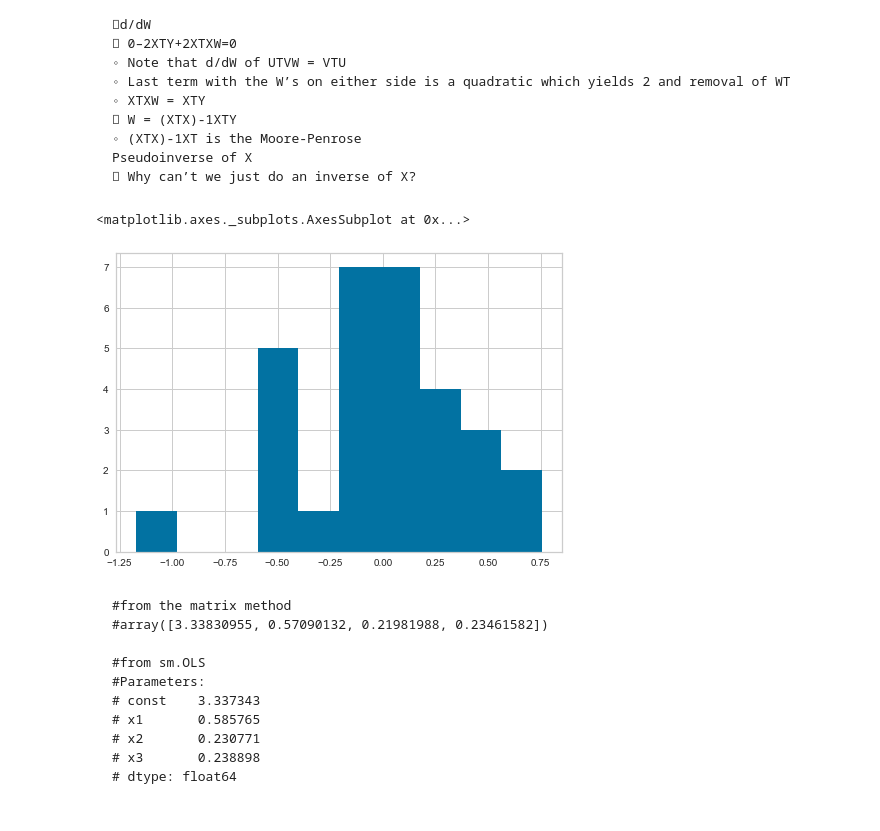
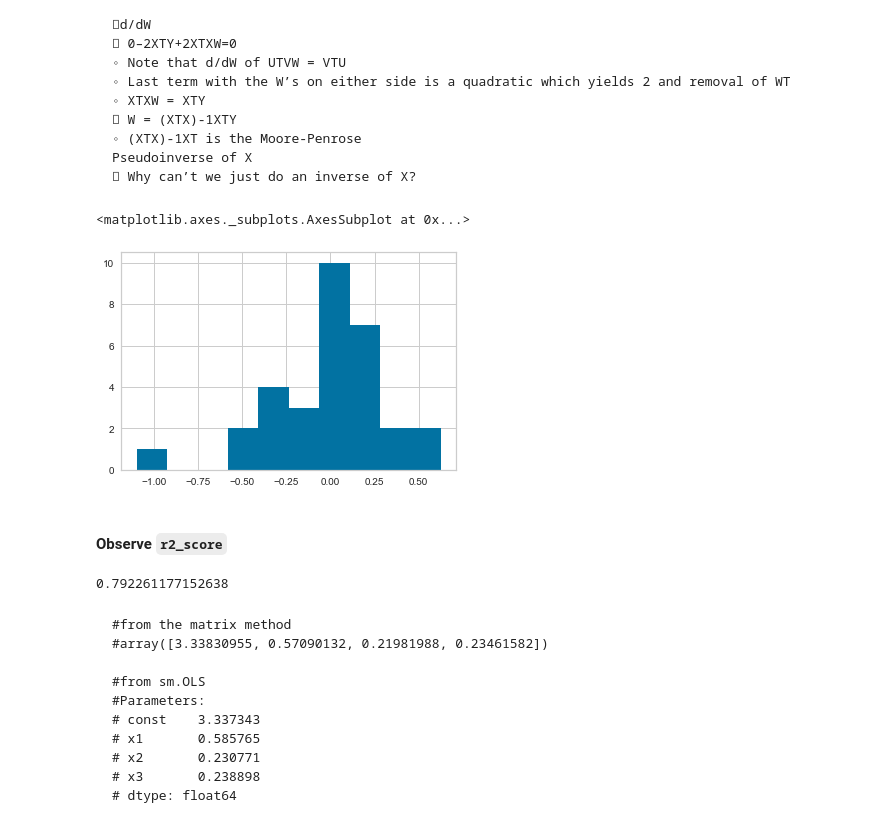
Before and after one commit to paulmattheww/Harvard-CS82-Advanced-ML, a Jupyter notebook: Assignments/HW3/HW3_2018_CSCIE82.ipynb, the cells around one changed output. Cells and saved outputs as stored; diff of their text form; code cells hidden in the pictures.

````diff
--- a/Assignments/HW3/HW3_2018_CSCIE82.ipynb
+++ b/Assignments/HW3/HW3_2018_CSCIE82.ipynb
@@ -252,17 +239,22 @@ Index(['Temp', 'CO2', 'Solar', 'Transmission', 'IceShelf', 'log_temp'], dtype='o
 # %%
-# respecify X columns dropping IceShelf
-X_cols = ['CO2', 'Solar', 'Transmission']
-X, y = gw[X_cols], gw['log_temp']
+print('''
+X and y have been processed already.
+''')
+# # respecify X columns dropping IceShelf
+# X_cols = ['CO2', 'Solar', 'Transmission']
+# X, y = gw[X_cols], gw['log_temp']
 
-# fill mean for Transmission missin gvalue
-not_missing = ~gw.Transmission.isnull()
-X.loc[~not_missing, 'Transmission'] = X.loc[not_missing, 'Transmission'].mean()
+# # fill mean for Transmission missin gvalue
+# not_missing = ~gw.Transmission.isnull()
+# X.loc[~not_missing, 'Transmission'] = X.loc[not_missing, 'Transmission'].mean()
 
-# scale with standard scaler & add constant
-X = pd.DataFrame(StandardScaler().fit_transform(X), columns=X.columns.tolist())
-X = sm.add_constant(X)
-#X = X.stack()
+# # scale with standard scaler & add constant
+# X = pd.DataFrame(StandardScaler().fit_transform(X), columns=X.columns.tolist())
+# X = sm.add_constant(X)
+# #X = X.stack()
+
+# y = y.ravel(-1)
 
 print('X: \n', X.head(), '\n')
-print('y: \n', y.head())
+print('y: \n', y[:5])
 # %% [output]
@@ -310,8 +296,8 @@ Pseudoinverse of X
  Why can’t we just do an inverse of X?
 ```
 # %%
-W = np.dot(np.linalg.inv(np.matmul(X.T, X)), np.matmul(X.T, y))
+W = np.dot(np.linalg.inv(np.matmul(X.T, X)), np.matmul(X.T, y.values.reshape(-1)))
 print('Model coefficients')
-pd.Series(W, index=['const']+X_cols)
+pd.Series(W, index=signif_X)
 # %% [output]
 Model coefficients
@@ -349,11 +337,19 @@ Pseudoinverse of X
  Why can’t we just do an inverse of X?
 ```
 # %%
-e = y - np.dot(X, W)
+# view errors
+y_hat = np.dot(X, W)
+e = y - y_hat
 e.hist()
 # %% [output]
 <matplotlib.axes._subplots.AxesSubplot at 0x...>
-[figure, old version]
+[figure, new version]
+# %% [markdown]
+#### Observe `r2_score`
+# %%
+r2_score(y, y_hat)
+# %% [output]
+0.792261177152638
 # %% [markdown]
 ```
 #from the matrix method
````
Also changed, not shown: parts of 44 cells of this notebook.
